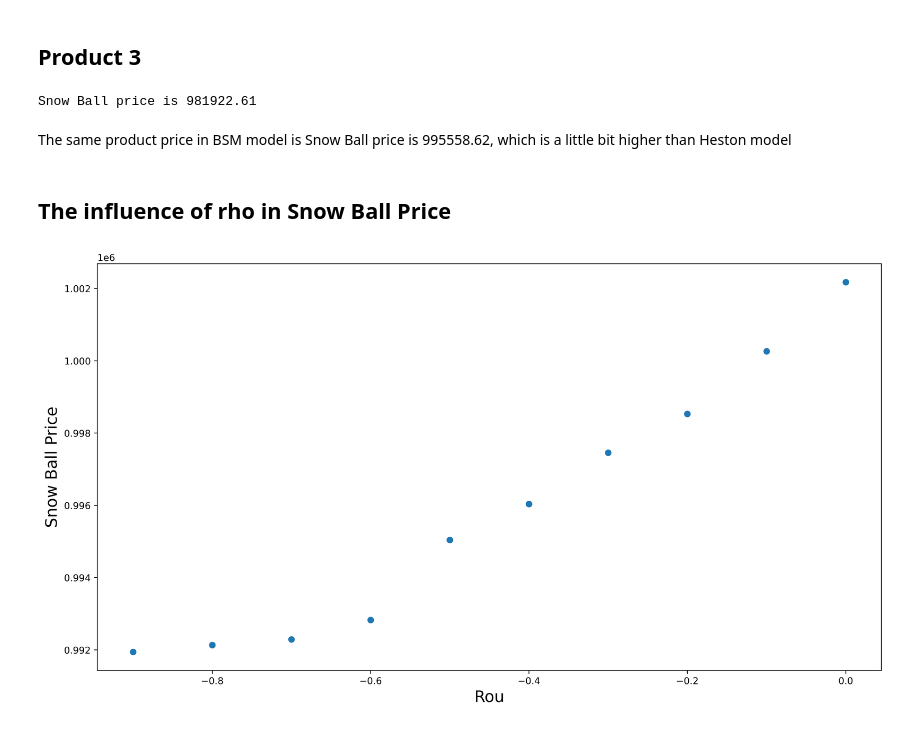
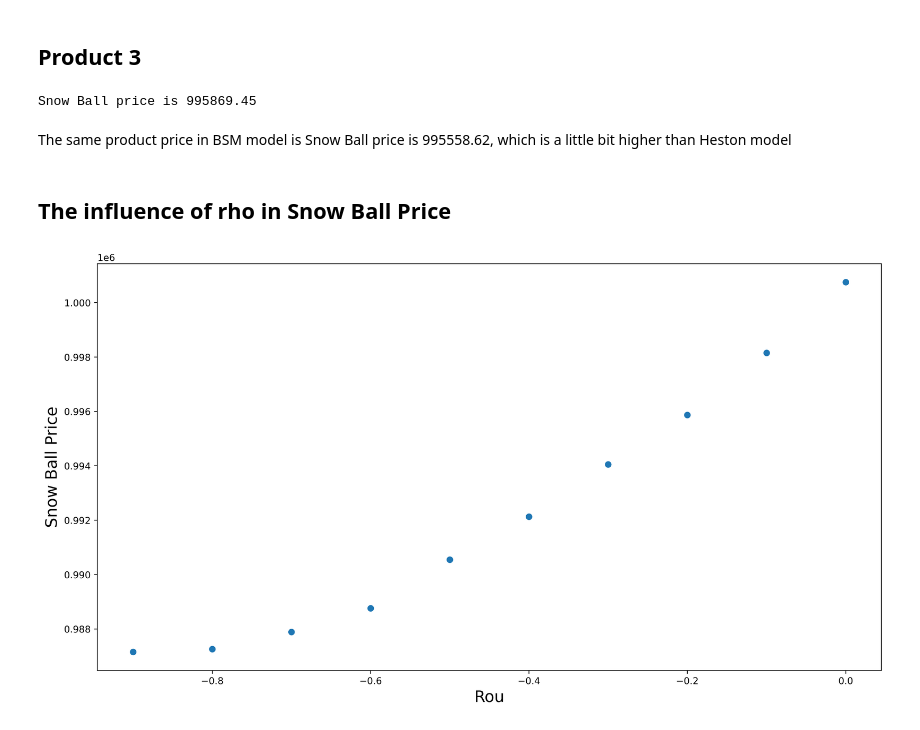
Before and after one commit to pkuWu/ASP_Pre_SnowBall, a Jupyter notebook: snowball pre.ipynb, the cells around one changed output. Saved outputs shown, nothing was run; the diff lists cells and outputs as text; code cells hidden in the pictures.

Commit message:
update figure

```diff
--- a/snowball pre.ipynb
+++ b/snowball pre.ipynb
@@ -121,7 +118,7 @@ class SnowBallOption:
     n_time = texp * 365
     dt = 1/365
 
-    def __init__(self, texp, nominal_amount, coupon_rate, bound, model, n_path):
+    def __init__(self, texp, nominal_amount, coupon_rate, bound, model, model_type, n_path):
         """
         :param texp: maturity
         :param coupon_rate: risk-free rate
@@ -143,9 +140,12 @@ class SnowBallOption:
         self.knock_in = bound[0]
         self.n_path = n_path
         self.n_time = texp * 365
+        self.model_type = model_type # BSM & Heston
         # self.start_date = start_date
         # self.check_knockout_date = check_knockout_date
 
+    def set_model_params(self,**kwargs):
+        self.kwargs = kwargs
     def MC_res(self, spot_price):
 
         df_res = pd.DataFrame(index=range(self.n_path),columns=['knock_out','knock_in','expire date','stock price','discounted payoff'])
@@ -155,18 +155,23 @@ class SnowBallOption:
         S_path = np.zeros(shape=(self.n_path,self.n_time)) # record every path's stock price at each time point
         S_path[:,0] = S_0
 
-        if self.model == BSM_model:
+        if self.model_type == 'BSM':
             for i in range(self.n_time-1):
-                S_path[:,i+1] = self.model(miu=0.0273, sigma=0.3347).stock_price(S_path[:,i], self.dt)
+                S_path[:,i+1] = self.model.stock_price(S_path[:,i], self.dt)
 
-        elif self.model == Heston_model:
-            m1 = pf.HestonMcAndersen2008(sigma=Heston_model.sigma, vov=Heston_model.vov, rho=Heston_model.rho, mr=Heston_model.mr, theta=Heston_model.theta, intr=Heston_model.intr)
+        elif self.model_type == 'Heston':
+            m1 = pf.HestonMcAndersen2008(sigma=self.model.sigma,
+                                         vov=self.model.vov,
+                                         rho=self.model.rho,
+                                         mr=self.model.mr,
+                                         theta=self.model.theta,
+                                         intr=self.model.intr)
             m1.set_num_params(n_path=self.n_path, dt=self.dt, rn_seed=12345)
             sigma_t = np.ones(self.n_path) * Heston_model.sigma
             for i in range(self.n_time-1):
+                S_path[:,i+1], sigma_tp1 = self.model.stock_price(m1, S_path[:,i], sigma_t, self.dt)
+                sigma_t = sigma_tp1
 
-                S_path[:,i+1], sigma_tp1 = self.model(sigma = 0.06, vov = 0.017, rho = 0.0, mr = 0.15, theta = 0.01, intr = 0.02).stock_price(m1, S_path[:,i], sigma_t, self.dt)
-                sigma_t =  sigma_tp1
         self.stock_path = S_path
         # if knock out
         check_knockout_id = [i for i in range(90,self.texp*365,30)]
@@ -568,31 +575,32 @@ texp = 2
 coupon_rate = 0.157
 nominal_amount = 1000000
 bound = [0.75, 1.03]
-model = Heston_model
+model = Heston_model(sigma = 0.06, vov = 0.17, rho=-0.2,mr=0.15,theta=0.01,intr=0.0273)# sigma is the ATM IV
+model_type = 'Heston'
 n_path = 30000
 n_time = texp * 365
-
-snowball = SnowBallOption(texp, nominal_amount, coupon_rate, bound, model, n_path)
+strike = [600, 800, 900, 950, 975, 1000, 1025, 1050, 1100, 1200, 1300]
+snowball = SnowBallOption(texp, nominal_amount, coupon_rate, bound, model, model_type, n_path)
 print('Snow Ball price is %.2f' %(snowball.price(spot_price=10000)))
 # %% [output]
-Snow Ball price is 981922.61
+Snow Ball price is 995869.45
-# %% [markdown]
-<font face="Times New Roman" size=4.5>The same product price in BSM model is Snow Ball price is 995558.62, which is a little bit higher than Heston model</font>
+# %% [markdown]
+<font face="Times New Roman" size=4.5>The same product price in BSM model is Snow Ball price is 995558.62, which is a little bit higher than Heston model</font>
 # %% [markdown]
 ## The influence of rho in Snow Ball Price
 # %%
 def analysis_rho(snowball):
     rho_list = np.arange(0.0,-1,-0.1)
     price_list = []
     for rho in rho_list:
-        snowball.set_model_params(sigma = 0.06, vov = 0.17, rho=rho,mr=0.15,theta=0.01,intr=0.0273)
+        snowball.model = Heston_model(sigma = 0.06, vov = 0.17, rho=rho,mr=0.15,theta=0.01,intr=0.0273)
         price_list.append(snowball.price(spot_price=1000))
     plt.figure(figsize=(15,8),dpi=500)
     plt.scatter(x=rho_list, y=price_list)
     plt.xlabel('Rou',fontsize=17)
     plt.ylabel('Snow Ball Price',fontsize=17)
 #     plt.savefig('./IV_analysis.png')
     plt.show()
 analysis_rho(snowball)
 # %% [output]
-[figure, old version]
+[figure, new version]
```
Also changed, not shown: parts of 18 cells of this notebook, 1 other file.
